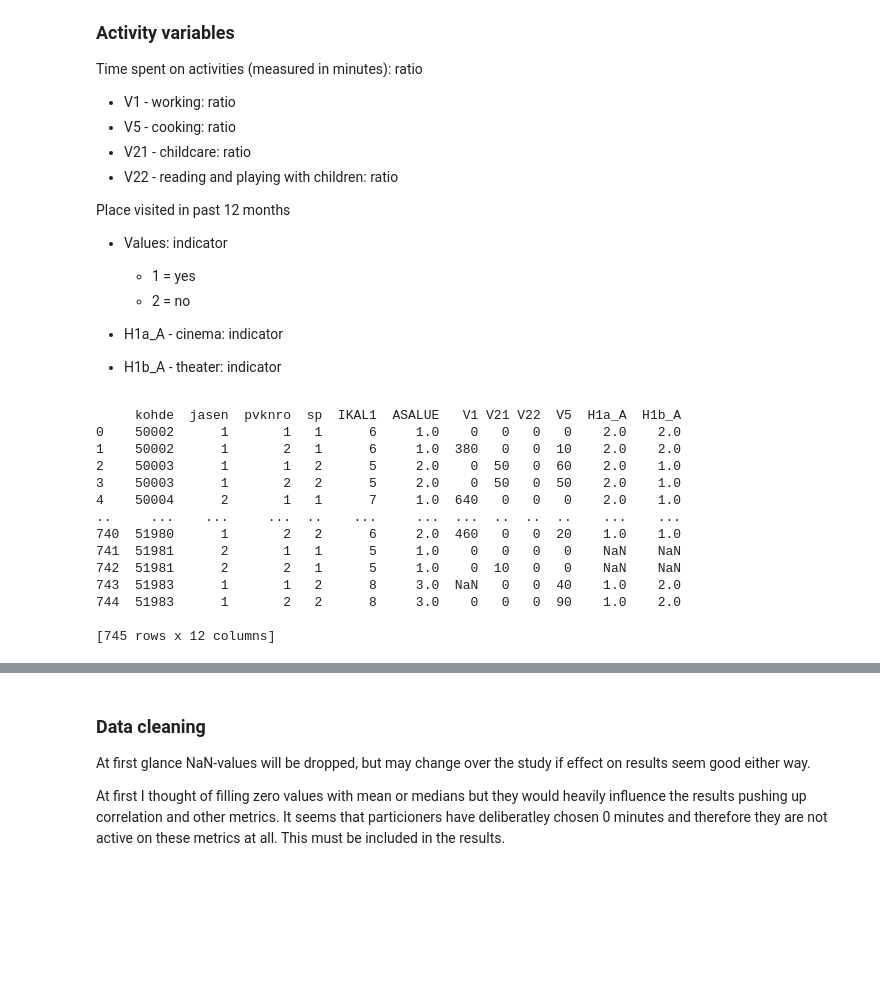
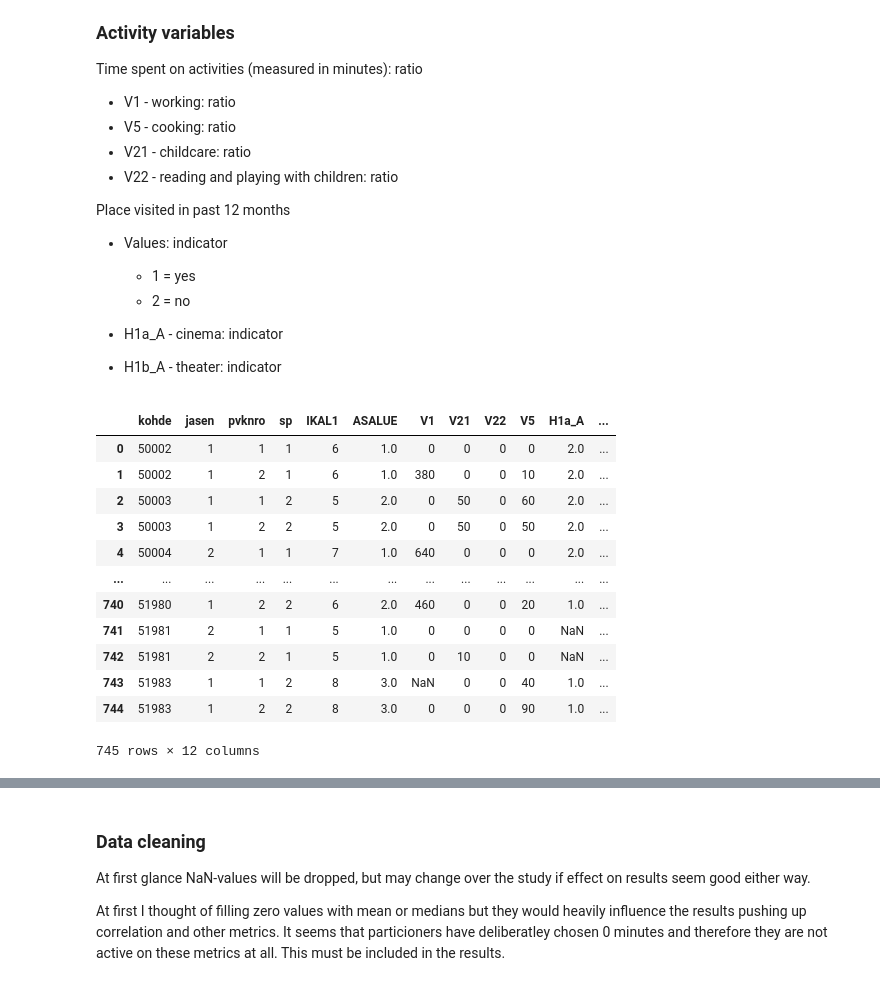
Before and after one commit to arttusamuel/statisical_data_analysis, a Jupyter notebook: stat-data-project/data-cleaning.ipynb, the cells around one changed output, grey strips where cells are left out. Saved outputs shown, nothing was run; the diff lists cells and outputs as text; code cells hidden in the pictures; blank space fills up the shorter version.

```diff
--- a/stat-data-project/data-cleaning.ipynb
+++ b/stat-data-project/data-cleaning.ipynb
@@ -105,20 +105,19 @@ Place visited in past 12 months
 # %%
 # Keep relevant columns
 columns_to_keep = ['kohde', 'jasen', 'pvknro', 'sp', 'IKAL1', 'ASALUE', 'V1', 'V21', 'V22', 'V5', 'H1a_A', 'H1b_A']
 df = df[columns_to_keep]
-print(df)
+df
 # %% [output]
+|  | kohde | jasen | pvknro | sp | IKAL1 | ASALUE | V1 | V21 | V22 | V5 | H1a_A | ... |
+| 0 | 50002 | 1 | 1 | 1 | 6 | 1.0 | 0 | 0 | 0 | 0 | 2.0 | ... |
+| 1 | 50002 | 1 | 2 | 1 | 6 | 1.0 | 380 | 0 | 0 | 10 | 2.0 | ... |
+| 2 | 50003 | 1 | 1 | 2 | 5 | 2.0 | 0 | 50 | 0 | 60 | 2.0 | ... |
+| 3 | 50003 | 1 | 2 | 2 | 5 | 2.0 | 0 | 50 | 0 | 50 | 2.0 | ... |
+| 4 | 50004 | 2 | 1 | 1 | 7 | 1.0 | 640 | 0 | 0 | 0 | 2.0 | ... |
+| ... | ... | ... | ... | ... | ... | ... | ... | ... | ... | ... | ... | ... |
+| 740 | 51980 | 1 | 2 | 2 | 6 | 2.0 | 460 | 0 | 0 | 20 | 1.0 | ... |
+| 741 | 51981 | 2 | 1 | 1 | 5 | 1.0 | 0 | 0 | 0 | 0 | NaN | ... |
+| 742 | 51981 | 2 | 2 | 1 | 5 | 1.0 | 0 | 10 | 0 | 0 | NaN | ... |
+| 743 | 51983 | 1 | 1 | 2 | 8 | 3.0 | NaN | 0 | 0 | 40 | 1.0 | ... |
+| 744 | 51983 | 1 | 2 | 2 | 8 | 3.0 | 0 | 0 | 0 | 90 | 1.0 | ... |
-     kohde  jasen  pvknro  sp  IKAL1  ASALUE   V1 V21 V22  V5  H1a_A  H1b_A
-0    50002      1       1   1      6     1.0    0   0   0   0    2.0    2.0
-1    50002      1       2   1      6     1.0  380   0   0  10    2.0    2.0
-2    50003      1       1   2      5     2.0    0  50   0  60    2.0    1.0
-3    50003      1       2   2      5     2.0    0  50   0  50    2.0    1.0
-4    50004      2       1   1      7     1.0  640   0   0   0    2.0    1.0
-..     ...    ...     ...  ..    ...     ...  ...  ..  ..  ..    ...    ...
-740  51980      1       2   2      6     2.0  460   0   0  20    1.0    1.0
-741  51981      2       1   1      5     1.0    0   0   0   0    NaN    NaN
-742  51981      2       2   1      5     1.0    0  10   0   0    NaN    NaN
-743  51983      1       1   2      8     3.0  NaN   0   0  40    1.0    2.0
-744  51983      1       2   2      8     3.0    0   0   0  90    1.0    2.0
-
-[745 rows x 12 columns]
+745 rows × 12 columns
```
Also changed, not shown: parts of 8 cells of this notebook.
